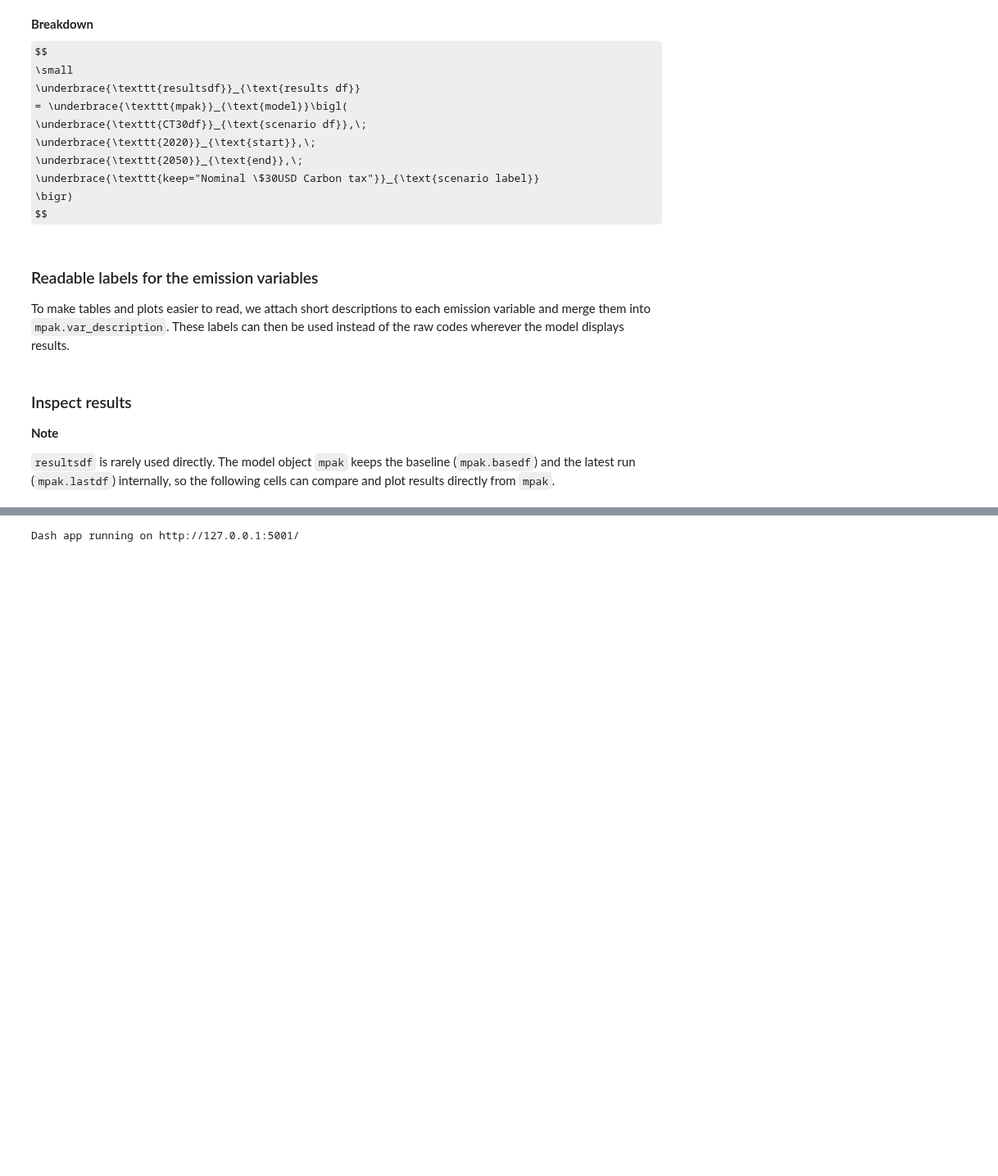
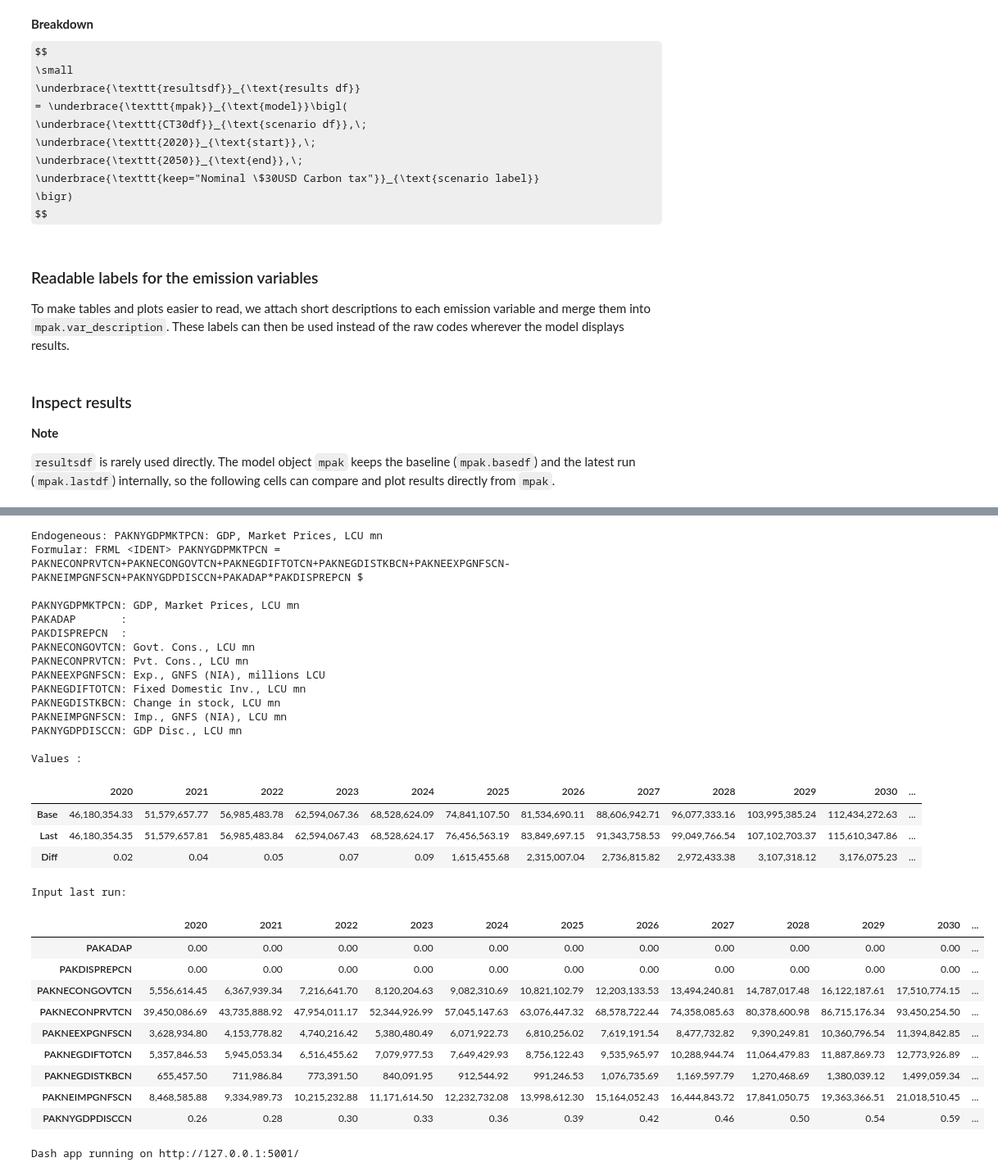
Before and after one commit to IbHansen/mfdemo, a Jupyter notebook: Pakistan/PAK_CarbonTax.ipynb, the cells around one changed output, grey strips where cells are left out. Shown at 82% size. Cells and saved outputs as stored; diff of their text form; code cells hidden in the pictures; some formulas as TeX source; blank space fills up the shorter version.

```diff
--- a/Pakistan/PAK_CarbonTax.ipynb
+++ b/Pakistan/PAK_CarbonTax.ipynb
@@ -132,3 +157,36 @@ Tab(children=(Tab(children=(HTML(value='<?xml version="1.0" encoding="utf-8" sta
+# %%
+mpak.PAKNYGDPMKTPCN
+# %% [output]
+Endogeneous: PAKNYGDPMKTPCN: GDP, Market Prices, LCU mn
+Formular: FRML <IDENT> PAKNYGDPMKTPCN = PAKNECONPRVTCN+PAKNECONGOVTCN+PAKNEGDIFTOTCN+PAKNEGDISTKBCN+PAKNEEXPGNFSCN-PAKNEIMPGNFSCN+PAKNYGDPDISCCN+PAKADAP*PAKDISPREPCN $
+
+PAKNYGDPMKTPCN: GDP, Market Prices, LCU mn
+PAKADAP       :
+PAKDISPREPCN  :
+PAKNECONGOVTCN: Govt. Cons., LCU mn
+PAKNECONPRVTCN: Pvt. Cons., LCU mn
+PAKNEEXPGNFSCN: Exp., GNFS (NIA), millions LCU
+PAKNEGDIFTOTCN: Fixed Domestic Inv., LCU mn
+PAKNEGDISTKBCN: Change in stock, LCU mn
+PAKNEIMPGNFSCN: Imp., GNFS (NIA), LCU mn
+PAKNYGDPDISCCN: GDP Disc., LCU mn
+
+Values :
+|  | 2020 | 2021 | 2022 | 2023 | 2024 | 2025 | 2026 | 2027 | 2028 | 2029 | 2030 | ... |
+| Base | 46,180,354.33 | 51,579,657.77 | 56,985,483.78 | 62,594,067.36 | 68,528,624.09 | 74,841,107.50 | 81,534,690.11 | 88,606,942.71 | 96,077,333.16 | 103,995,385.24 | 112,434,272.63 | ... |
+| Last | 46,180,354.35 | 51,579,657.81 | 56,985,483.84 | 62,594,067.43 | 68,528,624.17 | 76,456,563.19 | 83,849,697.15 | 91,343,758.53 | 99,049,766.54 | 107,102,703.37 | 115,610,347.86 | ... |
+| Diff | 0.02 | 0.04 | 0.05 | 0.07 | 0.09 | 1,615,455.68 | 2,315,007.04 | 2,736,815.82 | 2,972,433.38 | 3,107,318.12 | 3,176,075.23 | ... |
+Input last run:
+|  | 2020 | 2021 | 2022 | 2023 | 2024 | 2025 | 2026 | 2027 | 2028 | 2029 | 2030 | ... |
+| PAKADAP | 0.00 | 0.00 | 0.00 | 0.00 | 0.00 | 0.00 | 0.00 | 0.00 | 0.00 | 0.00 | 0.00 | ... |
+| PAKDISPREPCN | 0.00 | 0.00 | 0.00 | 0.00 | 0.00 | 0.00 | 0.00 | 0.00 | 0.00 | 0.00 | 0.00 | ... |
+| PAKNECONGOVTCN | 5,556,614.45 | 6,367,939.34 | 7,216,641.70 | 8,120,204.63 | 9,082,310.69 | 10,821,102.79 | 12,203,133.53 | 13,494,240.81 | 14,787,017.48 | 16,122,187.61 | 17,510,774.15 | ... |
+| PAKNECONPRVTCN | 39,450,086.69 | 43,735,888.92 | 47,954,011.17 | 52,344,926.99 | 57,045,147.63 | 63,076,447.32 | 68,578,722.44 | 74,358,085.63 | 80,378,600.98 | 86,715,176.34 | 93,450,254.50 | ... |
+| PAKNEEXPGNFSCN | 3,628,934.80 | 4,153,778.82 | 4,740,216.42 | 5,380,480.49 | 6,071,922.73 | 6,810,256.02 | 7,619,191.54 | 8,477,732.82 | 9,390,249.81 | 10,360,796.54 | 11,394,842.85 | ... |
+| PAKNEGDIFTOTCN | 5,357,846.53 | 5,945,053.34 | 6,516,455.62 | 7,079,977.53 | 7,649,429.93 | 8,756,122.43 | 9,535,965.97 | 10,288,944.74 | 11,064,479.83 | 11,887,869.73 | 12,773,926.89 | ... |
+| PAKNEGDISTKBCN | 655,457.50 | 711,986.84 | 773,391.50 | 840,091.95 | 912,544.92 | 991,246.53 | 1,076,735.69 | 1,169,597.79 | 1,270,468.69 | 1,380,039.12 | 1,499,059.34 | ... |
+| PAKNEIMPGNFSCN | 8,468,585.88 | 9,334,989.73 | 10,215,232.88 | 11,171,614.50 | 12,232,732.08 | 13,998,612.30 | 15,164,052.43 | 16,444,843.72 | 17,841,050.75 | 19,363,366.51 | 21,018,510.45 | ... |
+| PAKNYGDPDISCCN | 0.26 | 0.28 | 0.30 | 0.33 | 0.36 | 0.39 | 0.42 | 0.46 | 0.50 | 0.54 | 0.59 | ... |
 # %%
 mpak.modeldash('PAKNYGDPMKTPCN')
 # %% [output]
```
Also changed, not shown: parts of 5 cells of this notebook, 5 other files.
